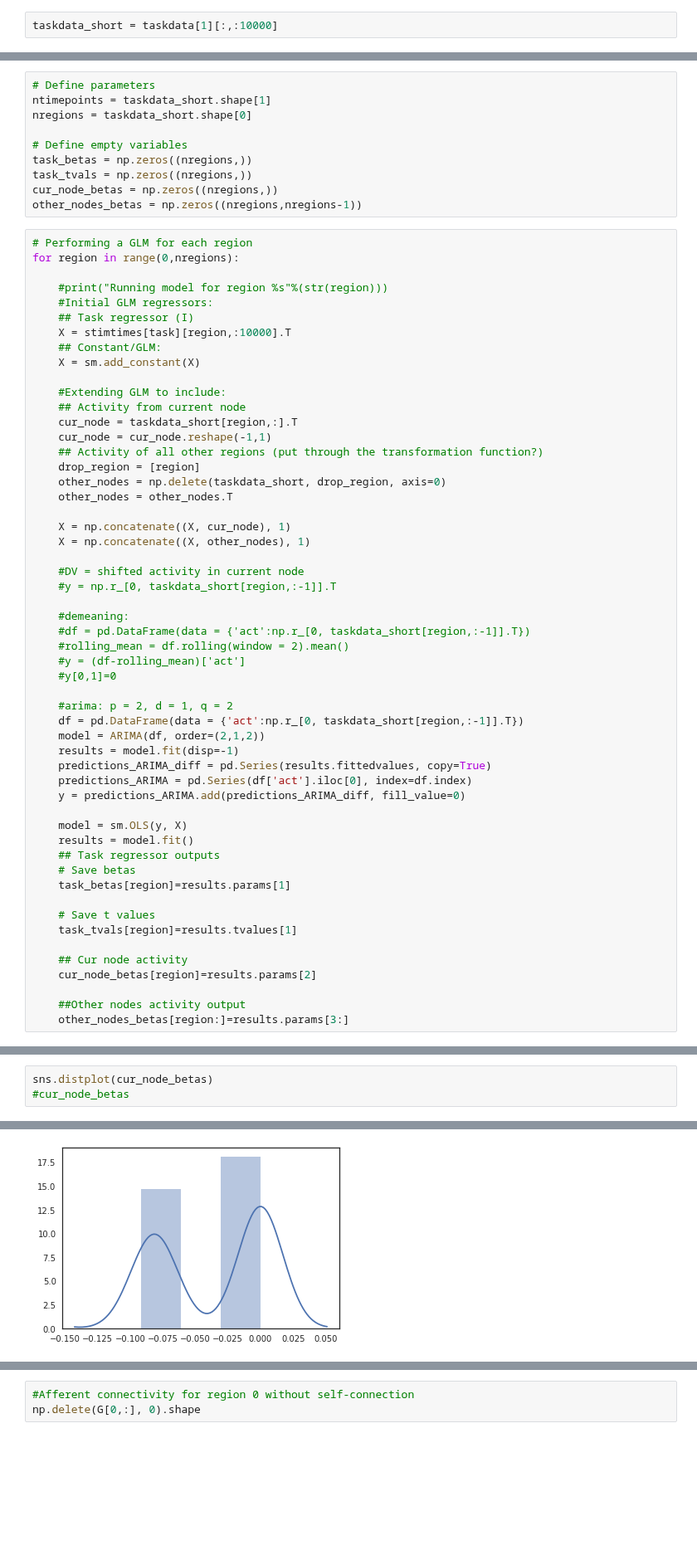
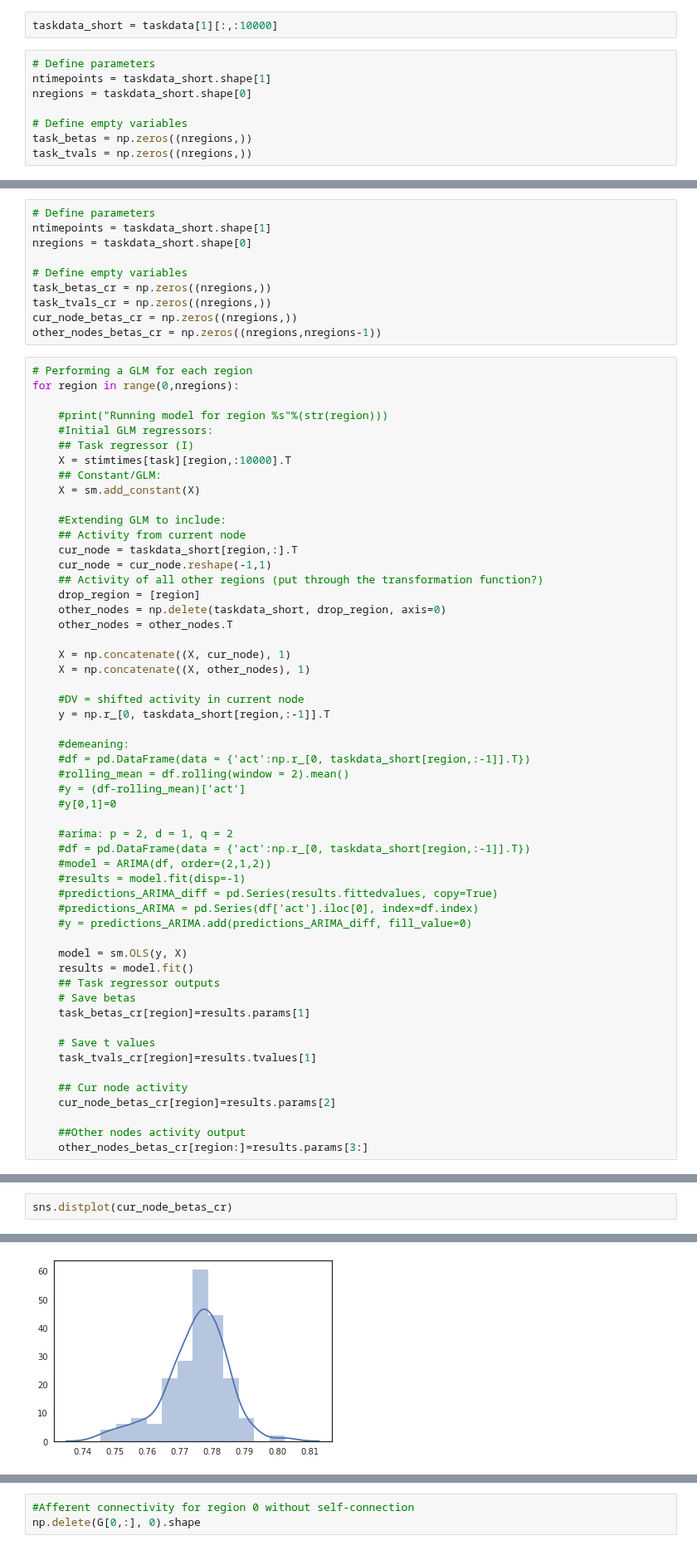
Before and after one commit to zenkavi/DevStudy_FmriNbs, a Jupyter notebook: notebooks/informationtransfermapping/TheoreticalResults/zenkavi_simulation_sandbox.ipynb, the cells around one changed output, grey strips where cells are left out. Shown at 83% size. Saved outputs shown, nothing was run; the diff lists cells and outputs as text; blank space fills up the shorter version.

```diff
--- a/notebooks/informationtransfermapping/TheoreticalResults/zenkavi_simulation_sandbox.ipynb
+++ b/notebooks/informationtransfermapping/TheoreticalResults/zenkavi_simulation_sandbox.ipynb
@@ -325,2 +322,10 @@ Text(0.5, 1.0, 'Correlation between betas and afferent connections')
 # %%
 taskdata_short = taskdata[1][:,:10000]
+# %%
+# Define parameters
+ntimepoints = taskdata_short.shape[1]
+nregions = taskdata_short.shape[0]
+
+# Define empty variables
+task_betas = np.zeros((nregions,))
+task_tvals = np.zeros((nregions,))
@@ -330,10 +369,10 @@ ntimepoints = taskdata_short.shape[1]
 nregions = taskdata_short.shape[0]
 
 # Define empty variables
-task_betas = np.zeros((nregions,))
-task_tvals = np.zeros((nregions,))
-cur_node_betas = np.zeros((nregions,))
-other_nodes_betas = np.zeros((nregions,nregions-1))
+task_betas_cr = np.zeros((nregions,))
+task_tvals_cr = np.zeros((nregions,))
+cur_node_betas_cr = np.zeros((nregions,))
+other_nodes_betas_cr = np.zeros((nregions,nregions-1))
 # %%
 # Performing a GLM for each region
 for region in range(0,nregions):
@@ -358,7 +397,7 @@ for region in range(0,nregions):
     X = np.concatenate((X, other_nodes), 1)
 
     #DV = shifted activity in current node
-    #y = np.r_[0, taskdata_short[region,:-1]].T
+    y = np.r_[0, taskdata_short[region,:-1]].T
 
     #demeaning:
     #df = pd.DataFrame(data = {'act':np.r_[0, taskdata_short[region,:-1]].T})
@@ -367,24 +406,24 @@ for region in range(0,nregions):
     #y[0,1]=0
 
     #arima: p = 2, d = 1, q = 2
-    df = pd.DataFrame(data = {'act':np.r_[0, taskdata_short[region,:-1]].T})
-    model = ARIMA(df, order=(2,1,2))
-    results = model.fit(disp=-1)
-    predictions_ARIMA_diff = pd.Series(results.fittedvalues, copy=True)
-    predictions_ARIMA = pd.Series(df['act'].iloc[0], index=df.index)
-    y = predictions_ARIMA.add(predictions_ARIMA_diff, fill_value=0)
+    #df = pd.DataFrame(data = {'act':np.r_[0, taskdata_short[region,:-1]].T})
+    #model = ARIMA(df, order=(2,1,2))
+    #results = model.fit(disp=-1)
+    #predictions_ARIMA_diff = pd.Series(results.fittedvalues, copy=True)
+    #predictions_ARIMA = pd.Series(df['act'].iloc[0], index=df.index)
+    #y = predictions_ARIMA.add(predictions_ARIMA_diff, fill_value=0)
 
     model = sm.OLS(y, X)
     results = model.fit()
     ## Task regressor outputs
     # Save betas
-    task_betas[region]=results.params[1]
+    task_betas_cr[region]=results.params[1]
 
     # Save t values
-    task_tvals[region]=results.tvalues[1]
+    task_tvals_cr[region]=results.tvalues[1]
 
     ## Cur node activity
-    cur_node_betas[region]=results.params[2]
+    cur_node_betas_cr[region]=results.params[2]
 
     ##Other nodes activity output
-    other_nodes_betas[region:]=results.params[3:]
+    other_nodes_betas_cr[region:]=results.params[3:]
@@ -393,9 +457,8 @@ for region in range(0,nregions):
 # %%
-sns.distplot(cur_node_betas)
-#cur_node_betas
+sns.distplot(cur_node_betas_cr)
 # %% [output]
 The 'normed' kwarg was deprecated in Matplotlib 2.1 and will be removed in 3.1. Use 'density' instead.
   alternative="'density'", removal="3.1")
 <matplotlib.axes._subplots.AxesSubplot at 0x...>
-[figure, old version]
+[figure, new version]
 # %% [markdown]
```
Also changed, not shown: parts of 37 cells of this notebook.
